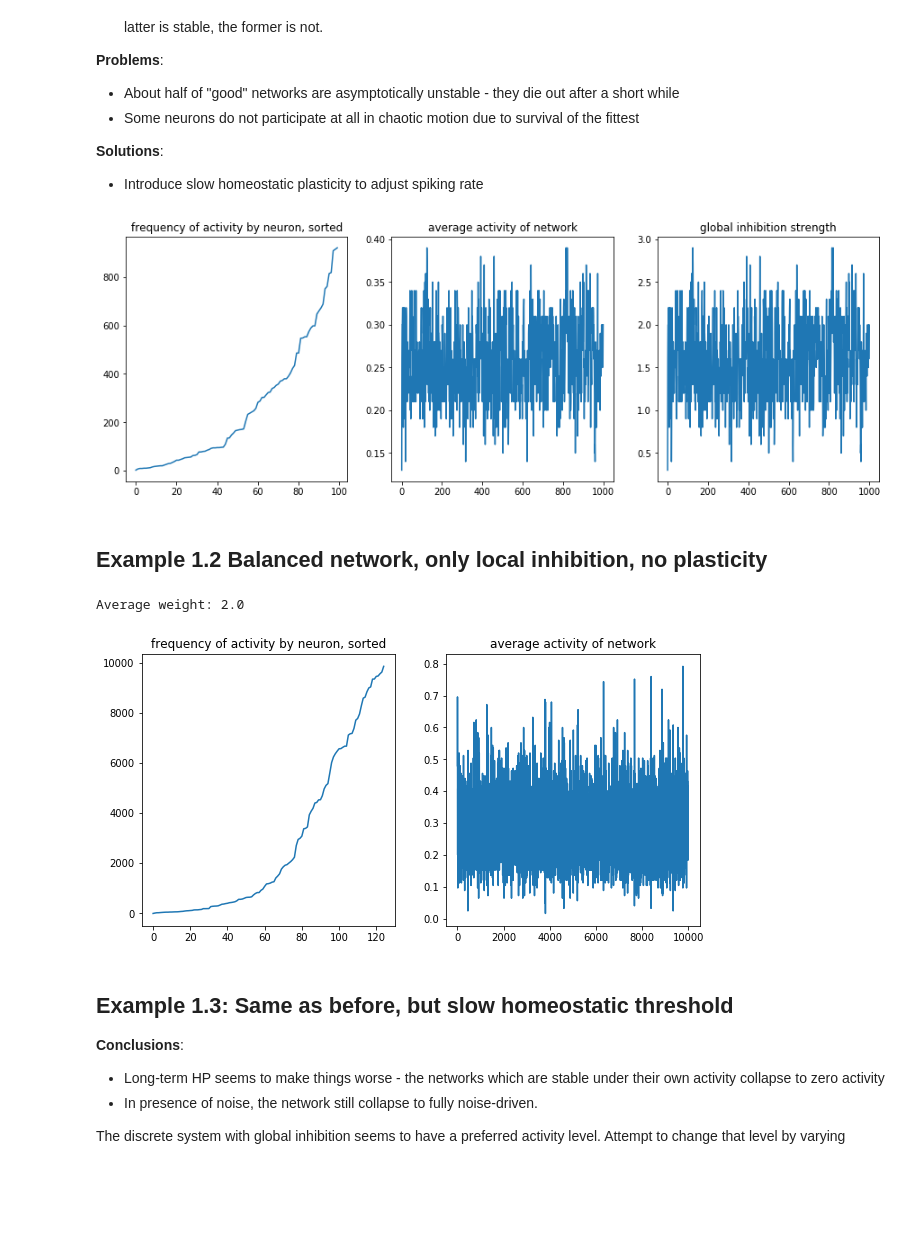
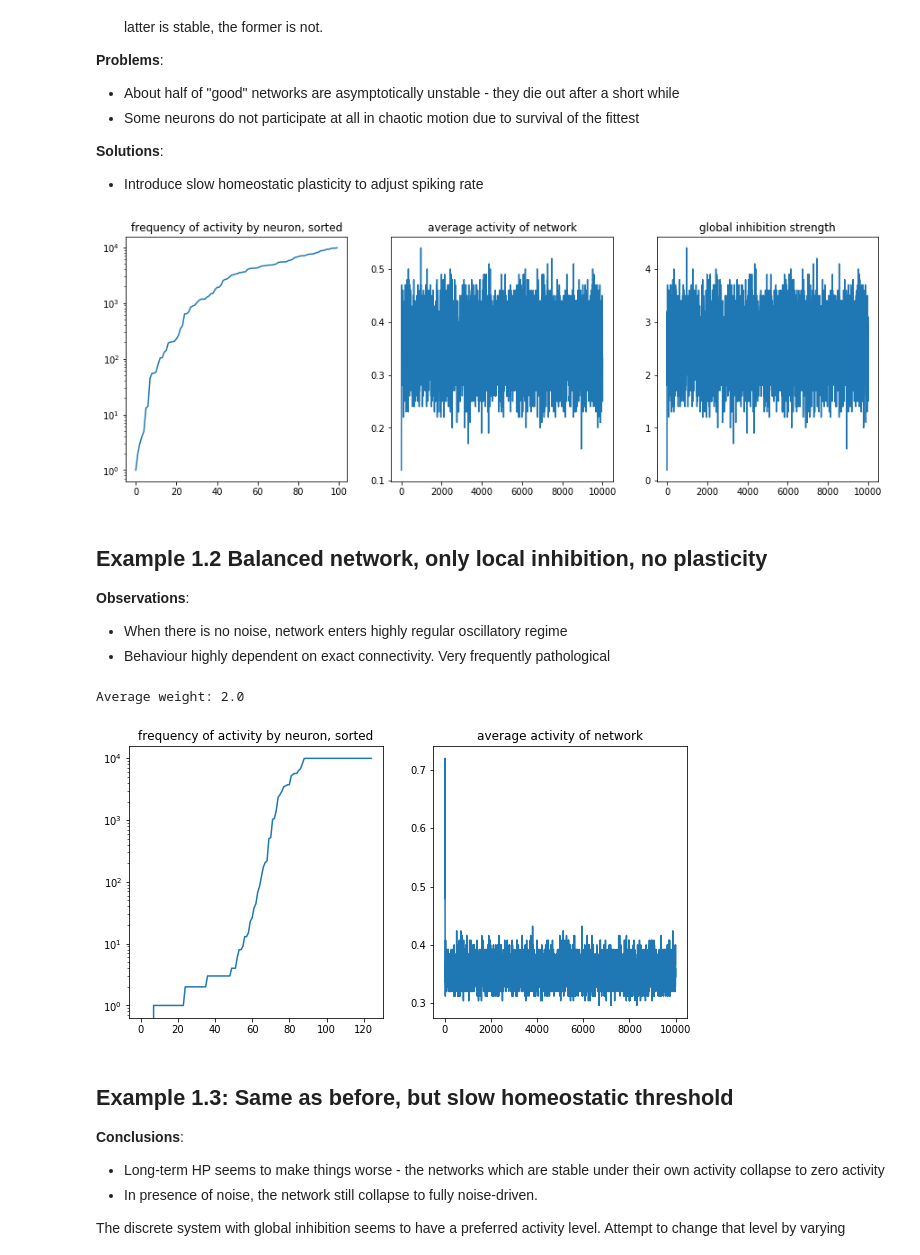
Before and after one commit to aleksejs-fomins/memory-hippo-ca3, a Jupyter notebook: self-contained/reservoir/reservoir-discrete.ipynb, the cells around one changed output. Drawn from its saved outputs; the diff is of its cells as text; code cells hidden in the pictures; blank space fills up the shorter version.

```diff
--- a/self-contained/reservoir/reservoir-discrete.ipynb
+++ b/self-contained/reservoir/reservoir-discrete.ipynb
@@ -49,11 +55,11 @@ p = {
     "N"         : 100,   # Number of neurons
     "x_G"       : 0.1,   # Global inhibition - average activity
     "eta_G"     : 10.0,  # Global inhibition - rate
-    "nu_avg"    : 0.2,   # Neuronal Noise - average
+    "nu_avg"    : 0.1,   # Neuronal Noise - average
     "T0"        : 1.0,   # Average threshold
     "sparcity"  : 0.1    # Ratio of number of existing connections to all-to-all
 }
-p['W0'] = p['T0'] / ((p['N'] - 1) * p['x_G'] * p['sparcity'])
+p['W0'] = 1.1 * p['T0'] / ((p['N'] - 1) * p['x_G'] * p['sparcity'])
 
 # Initial values for variables
 x = (np.random.uniform(0, 1, p['N']) < p['x_G']).astype(int)
@@ -61,9 +67,7 @@ T = np.random.uniform(0.9 * p['T0'], 1.1 * p['T0'], p['N'])
 G = computeG(x, p)
 
 # Connectivity matrix
-sparsityM = np.random.uniform(0, 1, p['N']**2).reshape((p['N'], p['N'])) > p['sparcity']
-M = np.random.uniform(0.9*p['W0'], 1.1*p['W0'], p['N']**2).reshape((p['N'], p['N']))
-M[sparsityM] = 0
+M = randMat(p['N'], p['N'], p['sparcity'], p['W0'], 0.1)
 np.fill_diagonal(M, 0)  # No self-connections allowed
 
 # # Plot connectivity
@@ -77,7 +81,7 @@ np.fill_diagonal(M, 0)  # No self-connections allowed
 # Simulation
 ###############
 
-N_STEP = 1000
+N_STEP = 10000
 
 x_hist = np.zeros((N_STEP, p['N']))
 x_hist[0] = x
@@ -92,7 +96,7 @@ for i in range(N_STEP-1):
     G_hist[i+1] = G
 
 fig, ax = plt.subplots(ncols=3, figsize=(15,5))
-ax[0].plot(np.sort(np.sum(x_hist, axis=0)))
+ax[0].semilogy(np.sort(np.sum(x_hist, axis=0)))
 ax[1].plot(np.sum(x_hist, axis=1) / p['N'])
 ax[2].plot(G_hist)
 ax[0].set_title("frequency of activity by neuron, sorted")
@@ -100,20 +104,18 @@ ax[1].set_title("average activity of network")
 ax[2].set_title("global inhibition strength")
 plt.show()
 # %% [output]
-[figure, old version]
+[figure, new version]
 # %% [markdown]
 ## Example 1.2 Balanced network, only local inhibition, no plasticity
+
+**Observations**:
+* When there is no noise, network enters highly regular oscillatory regime
+* Behaviour highly dependent on exact connectivity. Very frequently pathological
 # %%
 # Equation for neuron update
-def computeX(x, G, M, T, p):
+def computeX(x, M, T, p):
     nu = np.random.exponential(p['nu_avg'], p['N'])
-    return (M.dot(x) + nu - G - T >= 1).astype(int)
-
-def randMat(NX, NY, sparcity, mu, std):
-    sparsityM = np.random.uniform(0, 1, NX*NY).reshape((NX, NY)) > sparcity
-    M = np.random.normal(mu, std, NX*NY).reshape((NX, NY))
-    M[sparsityM] = 0
-    return M
+    return (M.dot(x) + nu - T >= 1).astype(int)
 
 ###############
 # Initialization
@@ -123,14 +125,14 @@ p = {
     "N_EXC"     : 100,   # Number of excitatory neurons
     "N_INH"     : 25,    # Number of inhibitory neurons
     "x_0"       : 0.5,   # Average expected activity
-    "nu_avg"    : 0.2,   # Neuronal Noise - average
+    "nu_avg"    : 0.1,   # Neuronal Noise - average
     "T0"        : 1.0,   # Average threshold
     "sparcity"  : 0.1    # Ratio of number of existing connections to all-to-all
 }
 
 gain = 1 + 1 / (p['N_EXC'] * p['sparcity'])
 p['N'] = p['N_EXC'] + p['N_INH']
-p['W0_EXC'] = p['T0'] * 2 #gain
+p['W0_EXC'] = p['T0'] * 2   # * gain
 p['W0_INH'] = p['T0'] * -4
 
 # Initial values for variables
@@ -144,36 +146,36 @@ M_IE = randMat(p['N_EXC'], p['N_INH'], p['sparcity'], p['W0_INH'], 0.1)
 M_II = np.zeros((p['N_INH'], p['N_INH']))
 np.fill_diagonal(M_EE, 0)  # No self-connections allowed
 M = np.vstack((np.hstack((M_EE, M_IE)), np.hstack((M_EI, M_II))))
 
 # # Plot connectivity
 print('Average weight:', p['W0_EXC'])
 # plt.figure()
 # plt.imshow(M, cmap='jet')
 # plt.show()
 
 
 ###############
 # Simulation
 ###############
 
 N_STEP = 10000
 
 x_hist = np.zeros((N_STEP, p['N']))
 x_hist[0] = x
 
 for i in range(N_STEP-1):
-    x = computeX(x, G, M, T, p)
+    x = computeX(x, M, T, p)
     x_hist[i+1] = x
 
 fig, ax = plt.subplots(ncols=2, figsize=(10,5))
-ax[0].plot(np.sort(np.sum(x_hist, axis=0)))
+ax[0].semilogy(np.sort(np.sum(x_hist, axis=0)))
 ax[1].plot(np.sum(x_hist, axis=1) / p['N'])
 ax[0].set_title("frequency of activity by neuron, sorted")
 ax[1].set_title("average activity of network")
 plt.show()
 # %% [output]
 Average weight: 2.0
-[figure, old version]
+[figure, new version]
 # %% [markdown]
 ## Example 1.3: Same as before, but slow homeostatic threshold
 
```
Also changed, not shown: parts of 4 cells of this notebook, 6 other files.
